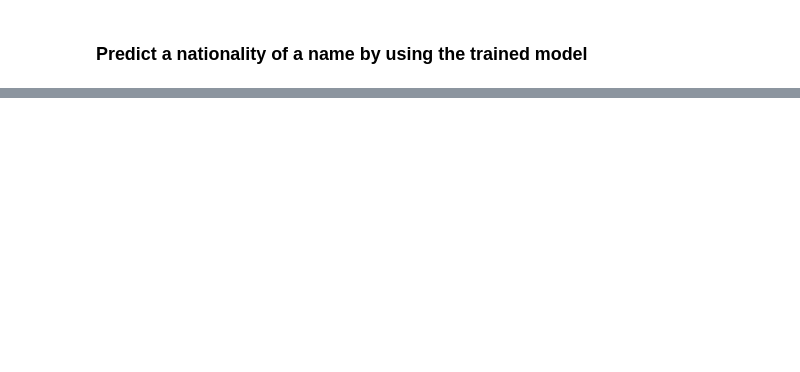
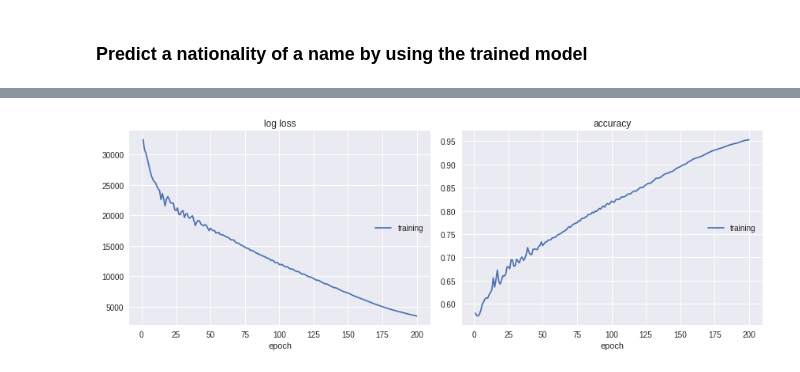
Before and after one commit to chokkan/deeplearningclass, a Jupyter notebook: rnn.ipynb, the cells around one changed output, grey strips where cells are left out. Drawn from its saved outputs; the diff is of its cells as text; code cells hidden in the pictures; blank space fills up the shorter version.

```diff
--- a/rnn.ipynb
+++ b/rnn.ipynb
@@ -465,0 +574,100 @@ Accuracy: 0.8027 (train)
+# %%
+import json
+import random
+import torch
+import torch.nn as nn
+import torch.optim as optim
+from torch.utils.data import TensorDataset, DataLoader
+from livelossplot import PlotLosses
+
+class MinibatchSequenceRNN(nn.Module):
+    def __init__(self, input_size, hidden_size, output_size):
+        super(MinibatchSequenceRNN, self).__init__()
+
+        self.hidden_size = hidden_size
+        self.rnn = nn.GRU(input_size, hidden_size, batch_first=True)
+        self.fc = nn.Linear(hidden_size, output_size)
+
+    def last_timestep(self, unpacked, lengths):
+        idx = (lengths-1).view(-1, 1).expand(
+            unpacked.size(0), unpacked.size(2)).unsqueeze(1)
+        return unpacked.gather(1, idx).squeeze()
+
+    def forward(self, input, hidden, l):
+        input = nn.utils.rnn.pack_padded_sequence(input, l, batch_first=True)
+        output, hidden = self.rnn(input, hidden)
+        output, _ = nn.utils.rnn.pad_packed_sequence(output, batch_first=True)
+        output = self.last_timestep(output, l)
+        output = self.fc(output)
+        return output
+
+    def initHidden(self, batch_size=1):
+        return torch.zeros(1, batch_size, self.hidden_size)
+
+def create_dataset(data, X, Y):
+    # Sort the data by sequence length (long to short)
+    data.sort(key=lambda instance: len(instance[0]), reverse=True)
+
+    input_size = len(X)
+    output_size = len(Y)
+    max_length = len(data[0][0])
+    num_instances = len(data)
+
+    xt = torch.zeros(num_instances, max_length, input_size, dtype=torch.float)
+    yt = torch.zeros(num_instances, dtype=torch.long)
+    lt = torch.zeros(num_instances, dtype=torch.long)
+
+    for i, (x, y) in enumerate(data):
+        for t, v in enumerate(x):
+            xt[i][t][v] = 1
+        yt[i] = y
+        lt[i] = len(x)
+    return TensorDataset(xt, yt, lt)
+
+batch_size = 32
+data = json.load(open('names.data.json'))
+train_set = create_dataset(data['data'], data['X'], data['Y'])
+train_loader = DataLoader(train_set, batch_size=batch_size)
+input_size = len(data['X'])
+output_size = len(data['Y'])
+
+model = MinibatchSequenceRNN(input_size, 128, output_size)
+
+loss_fn = nn.CrossEntropyLoss(size_average=False)
+optimizer = optim.SGD(model.parameters(), lr=1e-3)
+
+liveloss = PlotLosses()
+for t in range(200):
+    train_loss = 0.
+    num_train_correct = 0
+
+    # Training loop for mini-batches
+    for batch_idx, (x, y, l) in enumerate(train_loader):
+        this_batch_size = len(l)
+
+        # Make predictions with the current parameters.
+        hidden = model.initHidden(this_batch_size)
+        y_pred = model(x, hidden, l)[:this_batch_size]
+        _, predicted = torch.max(y_pred.data, 1)
+        num_train_correct += (predicted == y).sum().item()
+
+        # Compute the loss value.
+        loss = loss_fn(y_pred, y)
+        train_loss += loss.item()
+
+        # Update the parameters.
+        optimizer.zero_grad()
+        loss.backward()
+        optimizer.step()
+
+    # Visualize accuracy values on the training set.
+    num_train_correct /= float(len(train_set))
+    liveloss.update({
+        'log loss': train_loss,
+        'accuracy': num_train_correct,
+    })
+    liveloss.draw()
+
+print('Accuracy: {:.4f} (train)'.format(num_train_correct))
+# %% [output]
+[figure, added]
```
Also changed, not shown: parts of 12 cells of this notebook.
